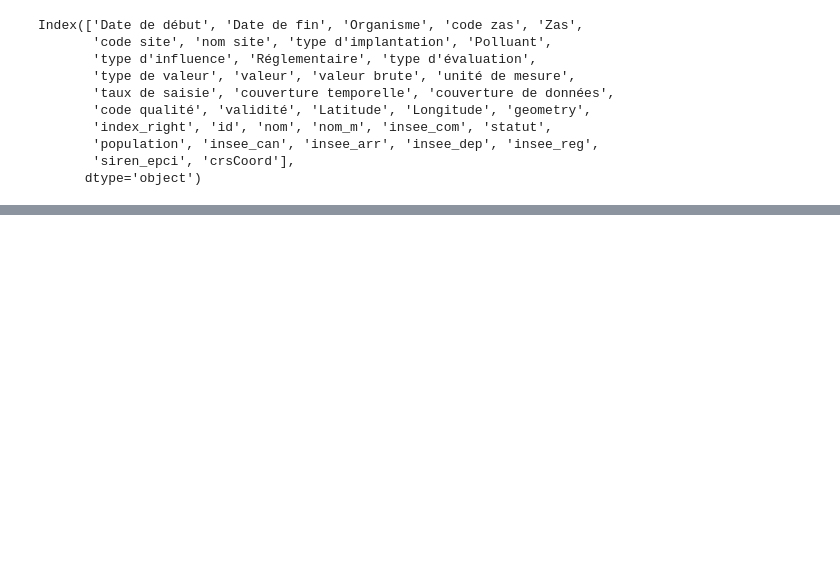
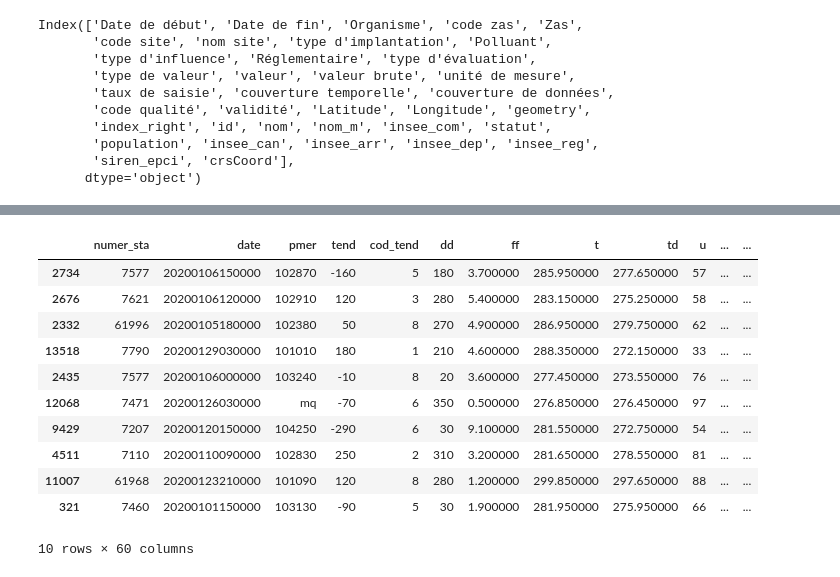
Before and after one commit to Antoine-Merienne/Projet-data-science-Mornand-Merienne, a Jupyter notebook: notebook_projet.ipynb, the cells around one changed output, grey strips where cells are left out. Saved outputs shown, nothing was run; the diff lists cells and outputs as text; code cells hidden in the pictures; blank space fills up the shorter version.

```diff
--- a/notebook_projet.ipynb
+++ b/notebook_projet.ipynb
@@ -671,0 +585,18 @@ ValueError: to assemble mappings requires at least that [year, month, day] be sp
+# %%
+#On vient maintenant lire le dataframe metéofrance
+df_meteofrance = pd.read_csv('CSV_data\METEOFRANCE.csv', sep =';')
+
+df_meteofrance.sample(10)
+# %% [output]
+|  | numer_sta | date | pmer | tend | cod_tend | dd | ff | t | td | u | ... | ... |
+| 2734 | 7577 | 20200106150000 | 102870 | -160 | 5 | 180 | 3.700000 | 285.950000 | 277.650000 | 57 | ... | ... |
+| 2676 | 7621 | 20200106120000 | 102910 | 120 | 3 | 280 | 5.400000 | 283.150000 | 275.250000 | 58 | ... | ... |
+| 2332 | 61996 | 20200105180000 | 102380 | 50 | 8 | 270 | 4.900000 | 286.950000 | 279.750000 | 62 | ... | ... |
+| 13518 | 7790 | 20200129030000 | 101010 | 180 | 1 | 210 | 4.600000 | 288.350000 | 272.150000 | 33 | ... | ... |
+| 2435 | 7577 | 20200106000000 | 103240 | -10 | 8 | 20 | 3.600000 | 277.450000 | 273.550000 | 76 | ... | ... |
+| 12068 | 7471 | 20200126030000 | mq | -70 | 6 | 350 | 0.500000 | 276.850000 | 276.450000 | 97 | ... | ... |
+| 9429 | 7207 | 20200120150000 | 104250 | -290 | 6 | 30 | 9.100000 | 281.550000 | 272.750000 | 54 | ... | ... |
+| 4511 | 7110 | 20200110090000 | 102830 | 250 | 2 | 310 | 3.200000 | 281.650000 | 278.550000 | 81 | ... | ... |
+| 11007 | 61968 | 20200123210000 | 101090 | 120 | 8 | 280 | 1.200000 | 299.850000 | 297.650000 | 88 | ... | ... |
+| 321 | 7460 | 20200101150000 | 103130 | -90 | 5 | 30 | 1.900000 | 281.950000 | 275.950000 | 66 | ... | ... |
+10 rows × 60 columns
```
Also changed, not shown: parts of 22 cells of this notebook.
